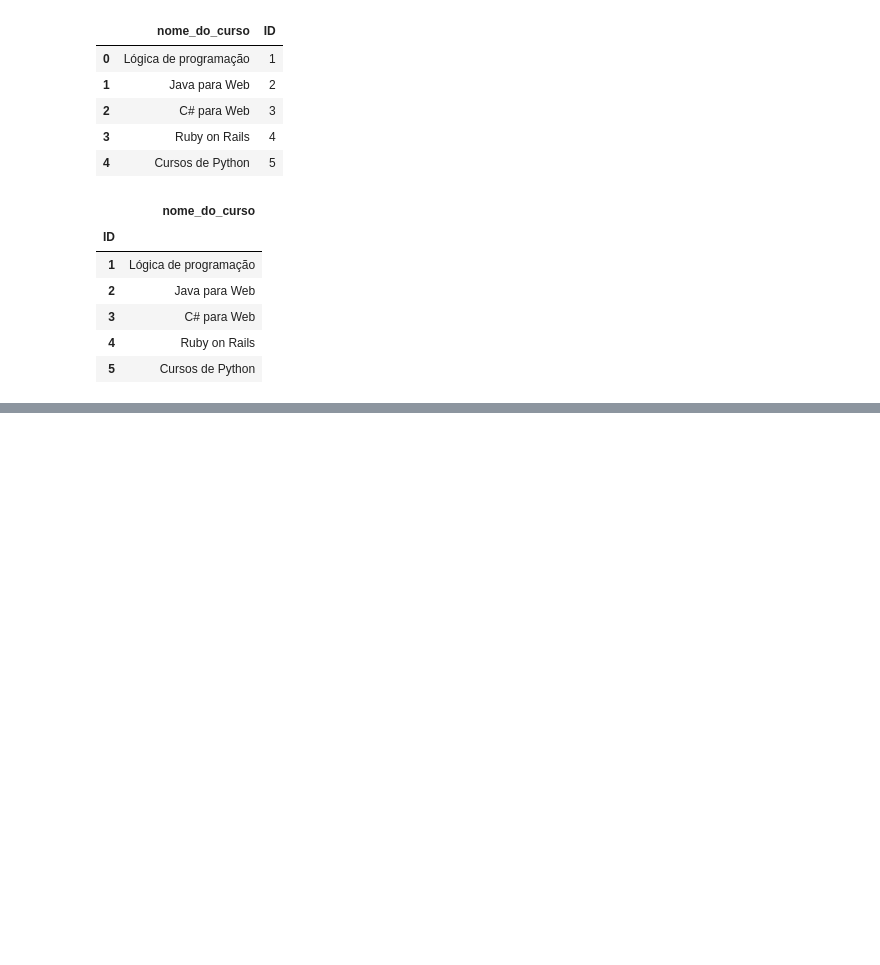
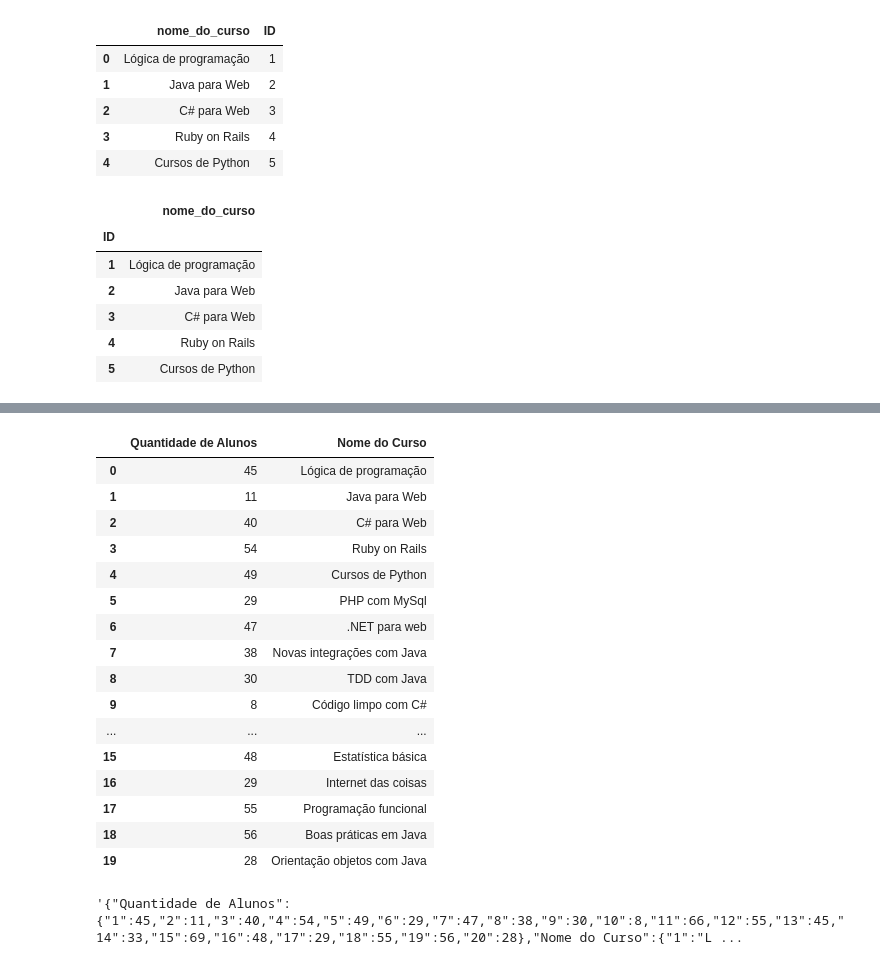
Before and after one commit to PurpleLobster31/Pandas-Formatos-diferentes-de-entrada-e-saida-IO-, a Jupyter notebook: Pandas IO.ipynb, the cells around one changed output, grey strips where cells are left out. Cells and saved outputs as stored; diff of their text form; code cells hidden in the pictures; blank space fills up the shorter version.

```diff
--- a/Pandas IO.ipynb
+++ b/Pandas IO.ipynb
@@ -224,0 +396,20 @@ cursos.head()
+# %%
+pd.read_csv('matriculas_por_curso.csv')
+# %% [output]
+|  | Quantidade de Alunos | Nome do Curso |
+| 0 | 45 | Lógica de programação |
+| 1 | 11 | Java para Web |
+| 2 | 40 | C# para Web |
+| 3 | 54 | Ruby on Rails |
+| 4 | 49 | Cursos de Python |
+| 5 | 29 | PHP com MySql |
+| 6 | 47 | .NET para web |
+| 7 | 38 | Novas integrações com Java |
+| 8 | 30 | TDD com Java |
+| 9 | 8 | Código limpo com C# |
+| ... | ... | ... |
+| 15 | 48 | Estatística básica |
+| 16 | 29 | Internet das coisas |
+| 17 | 55 | Programação funcional |
+| 18 | 56 | Boas práticas em Java |
+| 19 | 28 | Orientação objetos com Java |
@@ -224,0 +418,4 @@ cursos.head()
+# %%
+matriculas_json
+# %% [output]
+'{"Quantidade de Alunos":{"1":45,"2":11,"3":40,"4":54,"5":49,"6":29,"7":47,"8":38,"9":30,"10":8,"11":66,"12":55,"13":45,"14":33,"15":69,"16":48,"17":29,"18":55,"19":56,"20":28},"Nome do Curso":{"1":"L ...
```
Also changed, not shown: parts of 30 cells of this notebook, 2 other files.
